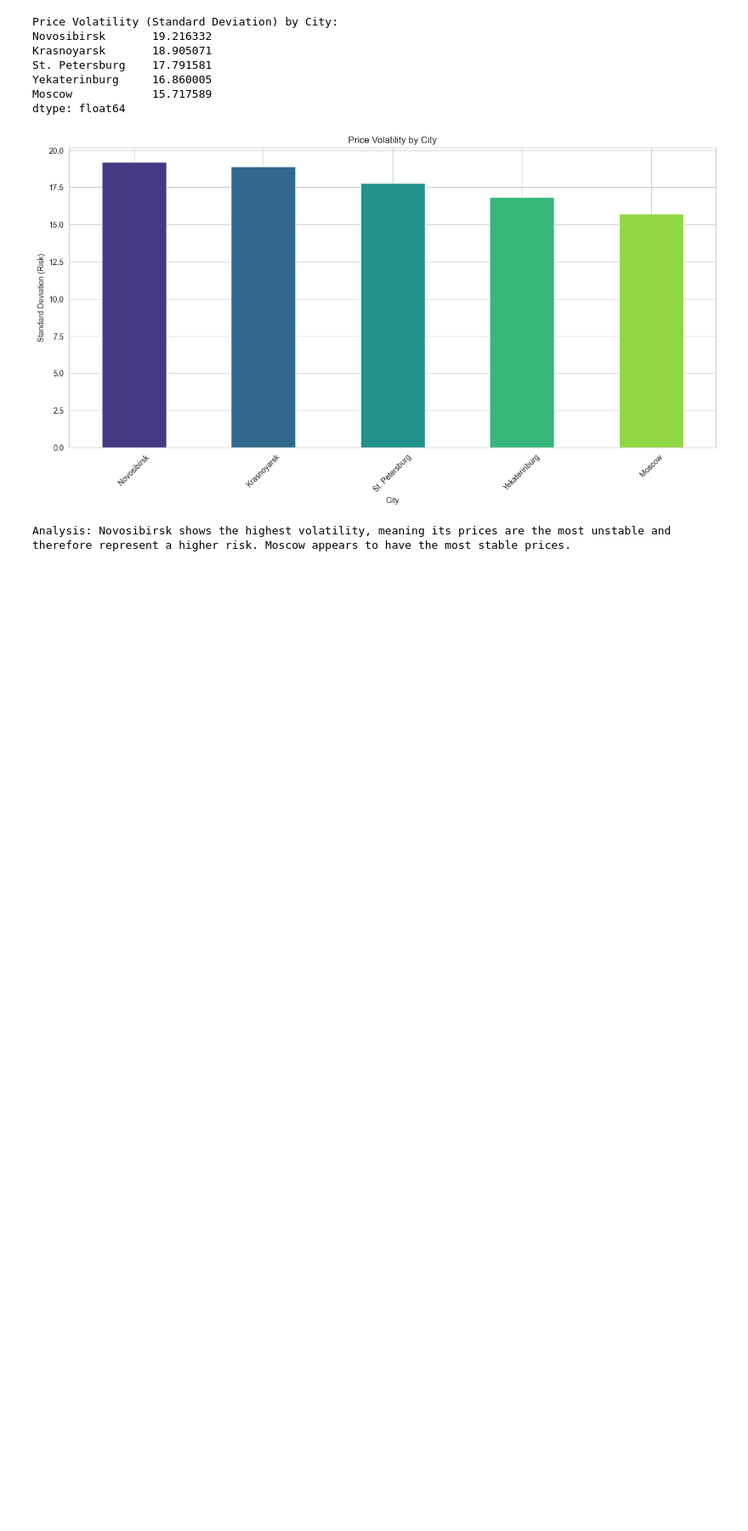
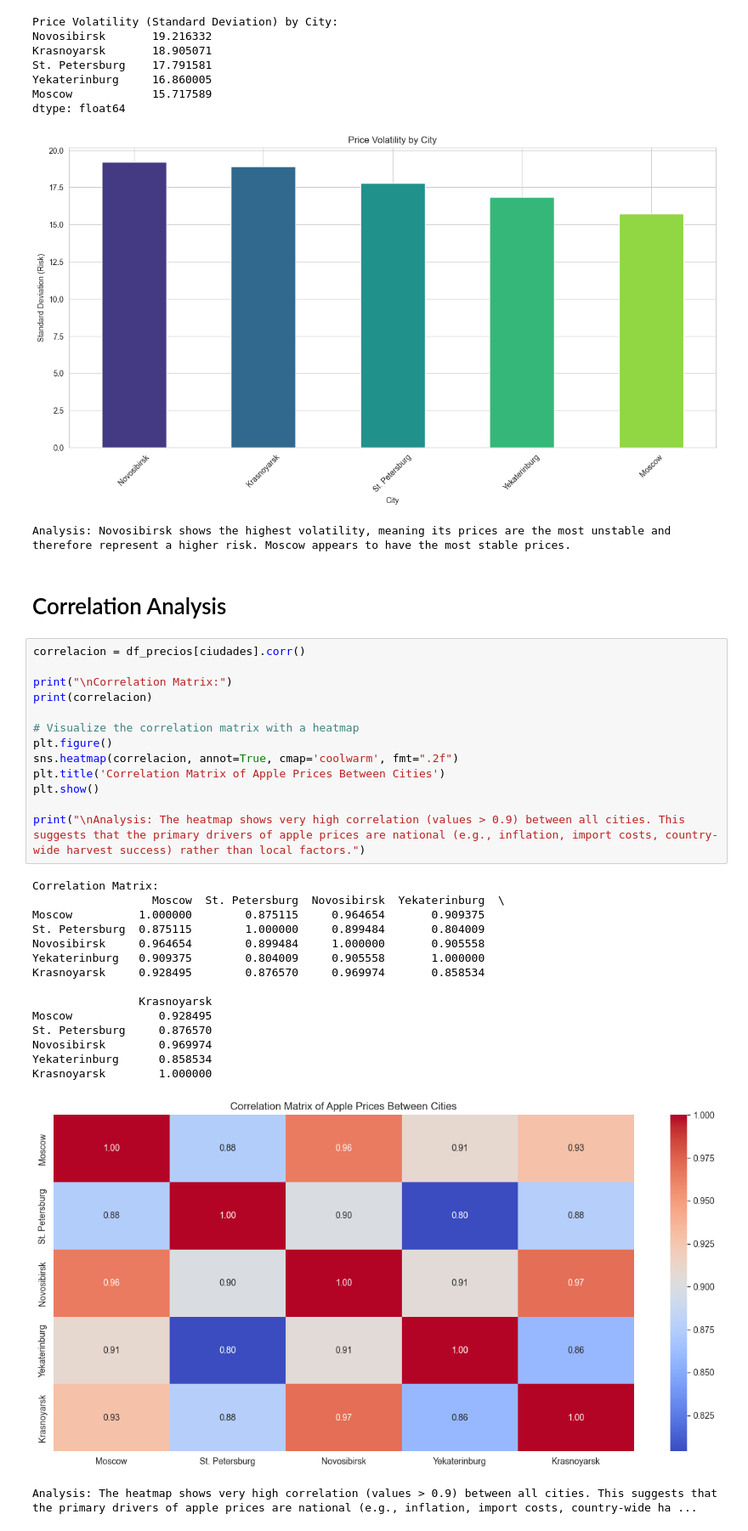
Before and after one commit to AnnaPChop/russian-apple-prices-analysis, a Jupyter notebook: Apple_Price_Analysis.ipynb, the cells around one changed output. Shown at 85% size. Drawn from its saved outputs; the diff is of its cells as text; blank space fills up the shorter version.

Commit message:
add correlation analysis

```diff
--- a/Apple_Price_Analysis.ipynb
+++ b/Apple_Price_Analysis.ipynb
@@ -147,3 +147,35 @@ Moscow            15.717589
 dtype: float64
 [figure]
 Analysis: Novosibirsk shows the highest volatility, meaning its prices are the most unstable and therefore represent a higher risk. Moscow appears to have the most stable prices.
+# %% [markdown]
+# Correlation Analysis
+# %%
+correlacion = df_precios[ciudades].corr()
+
+print("\nCorrelation Matrix:")
+print(correlacion)
+
+# Visualize the correlation matrix with a heatmap
+plt.figure()
+sns.heatmap(correlacion, annot=True, cmap='coolwarm', fmt=".2f")
+plt.title('Correlation Matrix of Apple Prices Between Cities')
+plt.show()
+
+print("\nAnalysis: The heatmap shows very high correlation (values > 0.9) between all cities. This suggests that the primary drivers of apple prices are national (e.g., inflation, import costs, country-wide harvest success) rather than local factors.")
+# %% [output]
+Correlation Matrix:
+                  Moscow  St. Petersburg  Novosibirsk  Yekaterinburg  \
+Moscow          1.000000        0.875115     0.964654       0.909375
+St. Petersburg  0.875115        1.000000     0.899484       0.804009
+Novosibirsk     0.964654        0.899484     1.000000       0.905558
+Yekaterinburg   0.909375        0.804009     0.905558       1.000000
+Krasnoyarsk     0.928495        0.876570     0.969974       0.858534
+
+                Krasnoyarsk
+Moscow             0.928495
+St. Petersburg     0.876570
+Novosibirsk        0.969974
+Yekaterinburg      0.858534
+Krasnoyarsk        1.000000
+[figure, added]
+Analysis: The heatmap shows very high correlation (values > 0.9) between all cities. This suggests that the primary drivers of apple prices are national (e.g., inflation, import costs, country-wide ha ...
```
